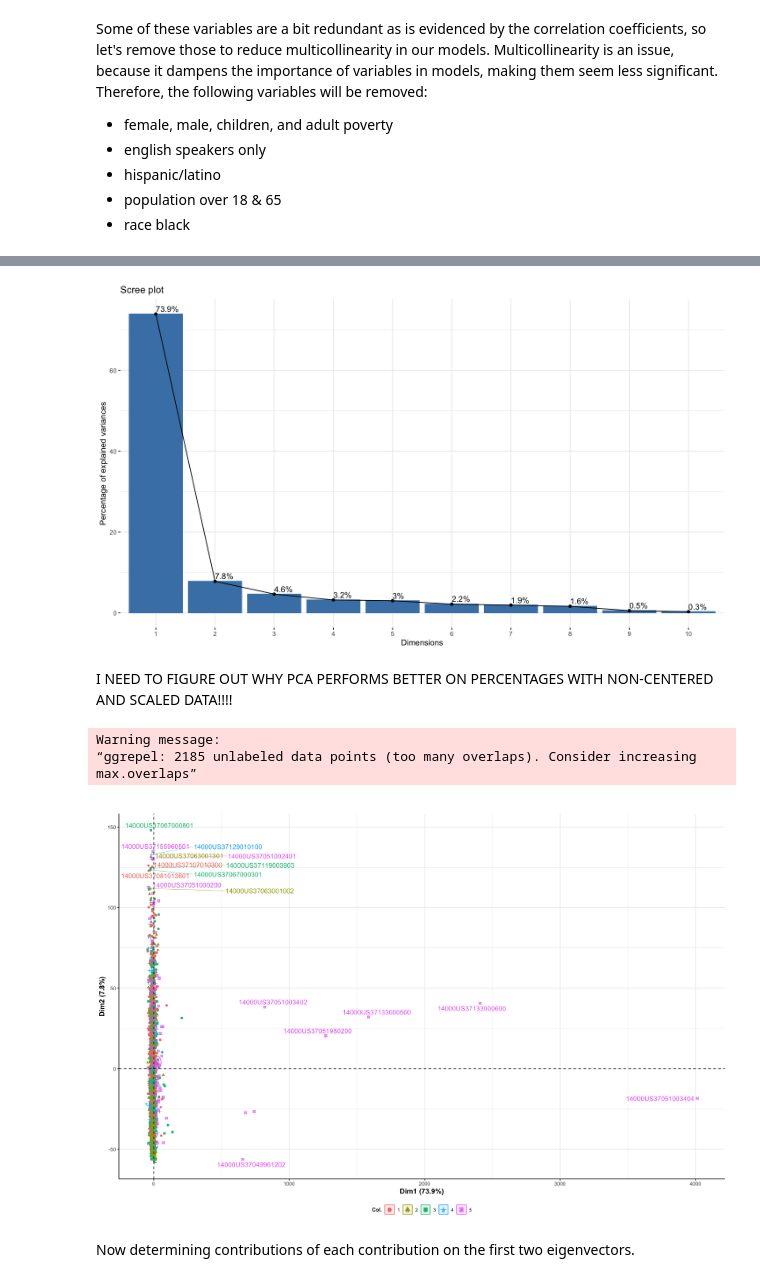
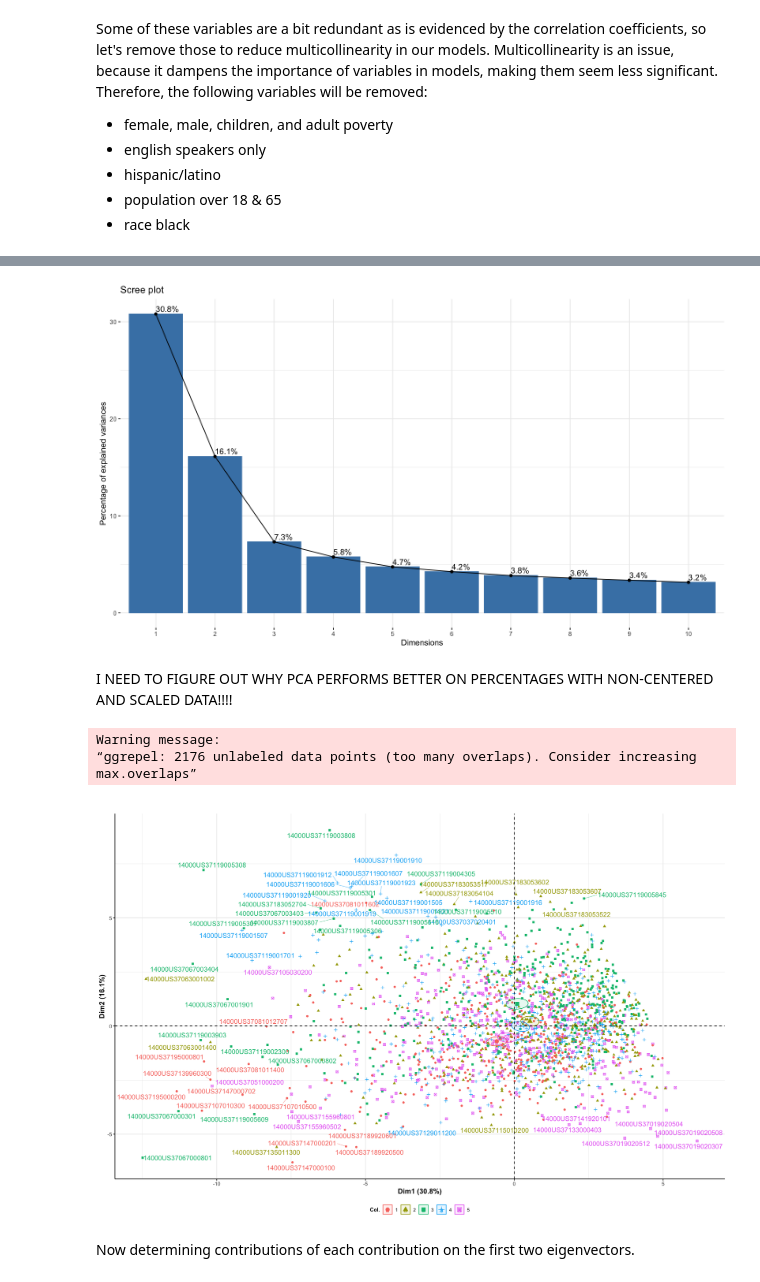
Before and after one commit to UNC-CEMALB/ENVIROSCAN, a Jupyter notebook: 3. Sociodemographic Clustering/Sociodemographic Clustering.ipynb, the cells around one changed output, grey strips where cells are left out. Saved outputs shown, nothing was run; the diff lists cells and outputs as text; code cells hidden in the pictures.

```diff
--- a/3. Sociodemographic Clustering/Sociodemographic Clustering.ipynb
+++ b/3. Sociodemographic Clustering/Sociodemographic Clustering.ipynb
@@ -95,13 +98,14 @@ Some of these variables are a bit redundant as is evidenced by the correlation c
 # %%
 # prepping df
-sociodemographic_pca_prep_df = acs_whp_df[,c(1,6:32)] %>%
-    # removing variables
-    select(-c("Poverty_Female", "Poverty_Male", "Poverty_Adult", "Poverty_Children", "English_Speakers_Only",
-              "Population_Over_18", "Population_Over_65", "Hispanic_Latino", "Race_Black")) %>%
+sociodemographic_pca_prep_df = acs_whp_df[,c(1,7:32)] %>%
+    # removing variables that were highly correlated, redundant, or not very relevant to WHP
+#     select(-c("Poverty_Female", "Poverty_Male", "Poverty_Adult", "Poverty_Children", "English_Speakers_Only",
+#               "Population_Over_18", "Population_Over_65", "Hispanic_Latino", "Sex_Ratio")) %>%
     column_to_rownames(var = "GEO_ID")
 
 # psudeo log transforming makes the data have a more a normal distribution
 # it also centers and scales the data, which is necessary for PCA
+
 #sociodemographic_pca_prep_df = log2(sociodemographic_pca_prep_df + 1)
 
 head(sociodemographic_pca_prep_df)
@@ -118,12 +122,12 @@ A data.frame: 6 × 18
 # %%
 # running pca
-pca_sociodemographic_data = prcomp(sociodemographic_pca_prep_df)
+pca_sociodemographic_data = prcomp(sociodemographic_pca_prep_df, scale = TRUE, center = TRUE)
 
 # looking a scree plot to see how much of the variance was captured in first 2 eigenvectors
 options(repr.plot.width = 12, repr.plot.height = 7) #changing size
 fviz_eig(pca_sociodemographic_data, addlabels = TRUE)
 # %% [output]
-[figure, old version]
+[figure, new version]
 # %% [markdown]
 I NEED TO FIGURE OUT WHY PCA PERFORMS BETTER ON PERCENTAGES WITH NON-CENTERED AND SCALED DATA!!!!
 # %%
@@ -142,8 +146,8 @@ theme(axis.line = element_line(colour = "black"), #making x and y axes black
       axis.title = element_text(face = "bold", size = rel(1.1))) #changes axis titles
 # %% [output]
 Warning message:
-“ggrepel: 2185 unlabeled data points (too many overlaps). Consider increasing max.overlaps”
+“ggrepel: 2176 unlabeled data points (too many overlaps). Consider increasing max.overlaps”
-[figure, old version]
+[figure, new version]
 # %% [markdown]
 Now determining contributions of each contribution on the first two eigenvectors.
 # %%
```
Also changed, not shown: parts of 8 cells of this notebook.
